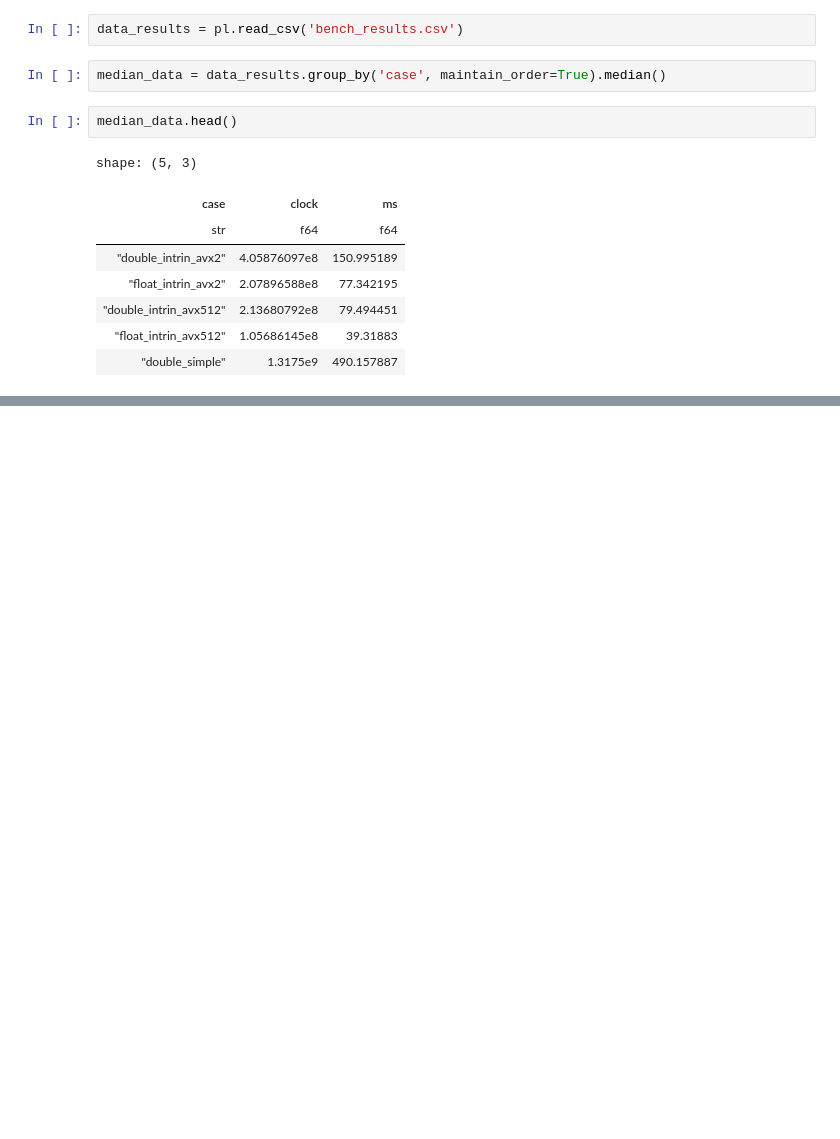
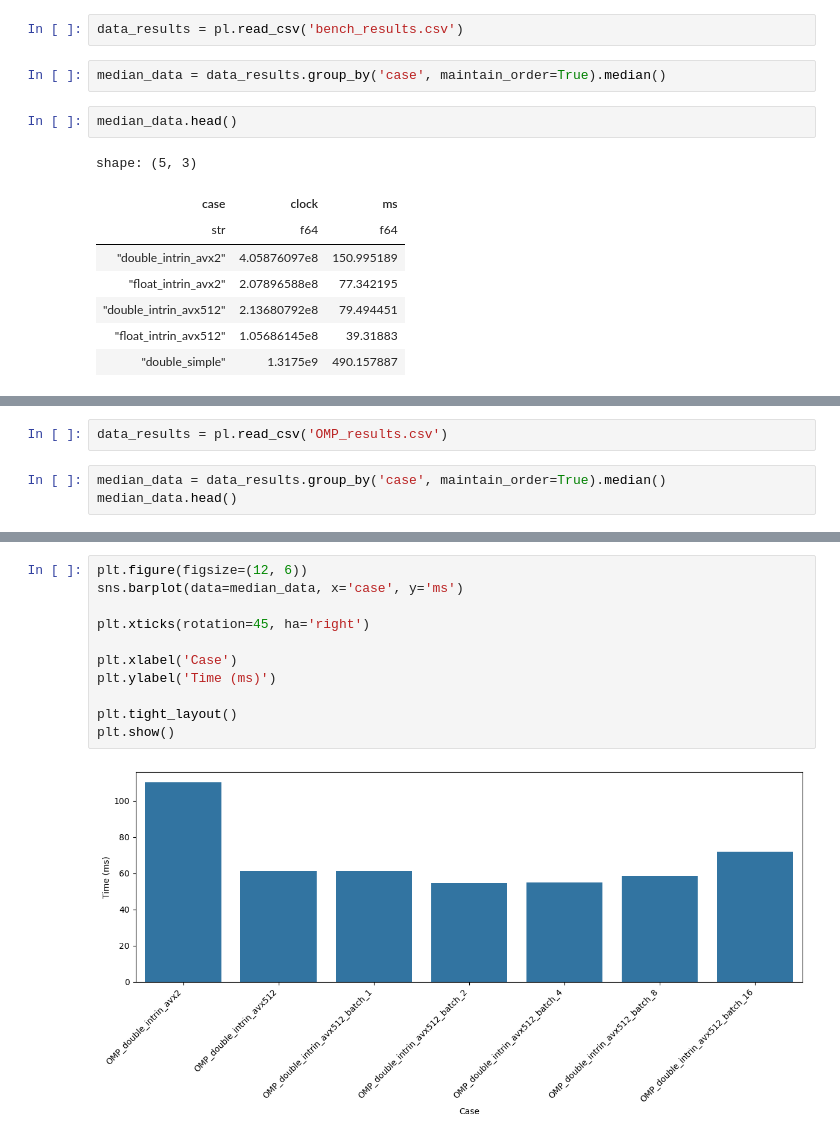
Before and after one commit to Waujito/ded_x86_64_asm, a Jupyter notebook: mandelbrot/analyze.ipynb, the cells around one changed output, grey strips where cells are left out. Cells and saved outputs as stored; diff of their text form; blank space fills up the shorter version.

```diff
--- a/mandelbrot/analyze.ipynb
+++ b/mandelbrot/analyze.ipynb
@@ -58,0 +90,5 @@ plt.show()
+# %%
+data_results = pl.read_csv('OMP_results.csv')
+# %%
+median_data = data_results.group_by('case', maintain_order=True).median()
+median_data.head()
@@ -58,0 +104,13 @@ plt.show()
+# %%
+plt.figure(figsize=(12, 6))
+sns.barplot(data=median_data, x='case', y='ms')
+
+plt.xticks(rotation=45, ha='right')
+
+plt.xlabel('Case')
+plt.ylabel('Time (ms)')
+
+plt.tight_layout()
+plt.show()
+# %% [output]
+[figure, added]
```
Also changed, not shown: parts of 9 cells of this notebook, 5 other files.
